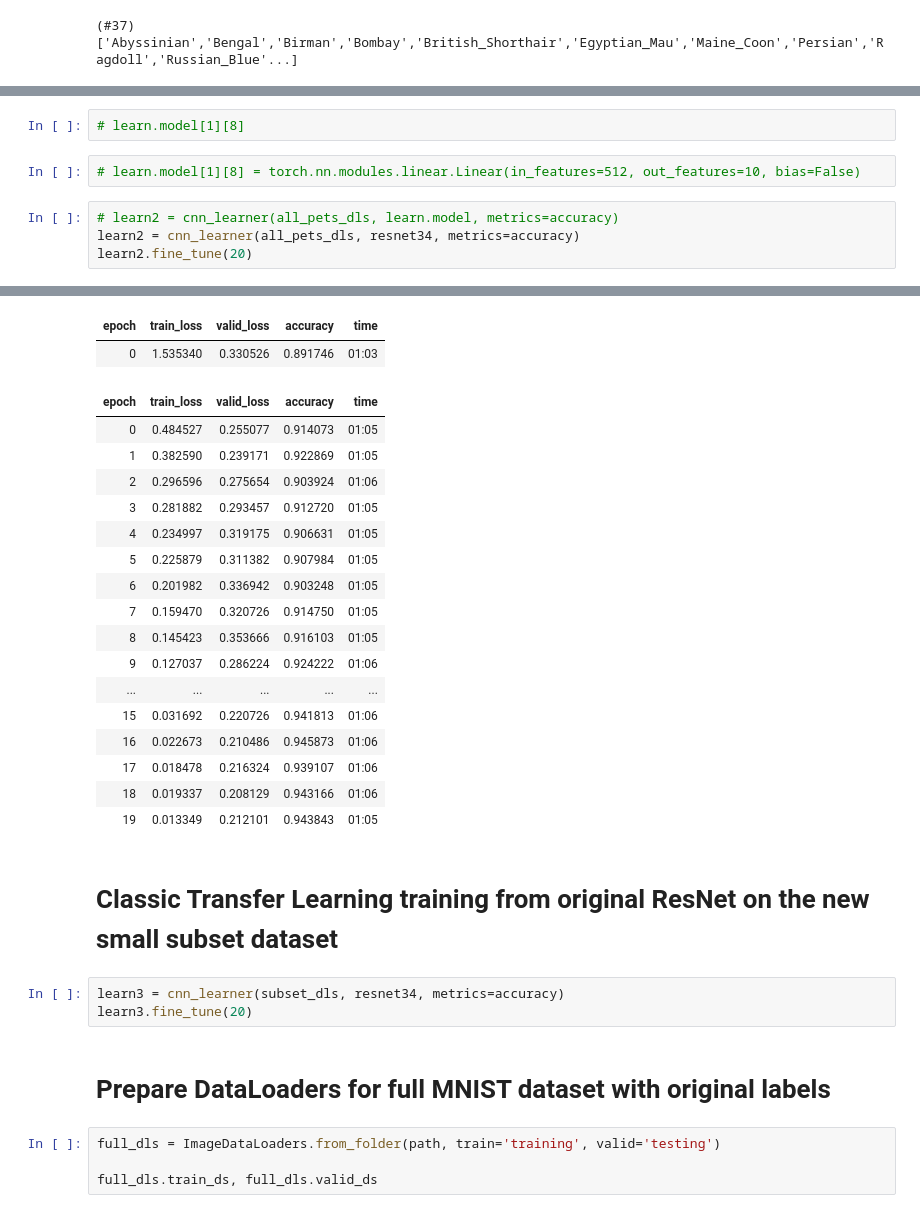
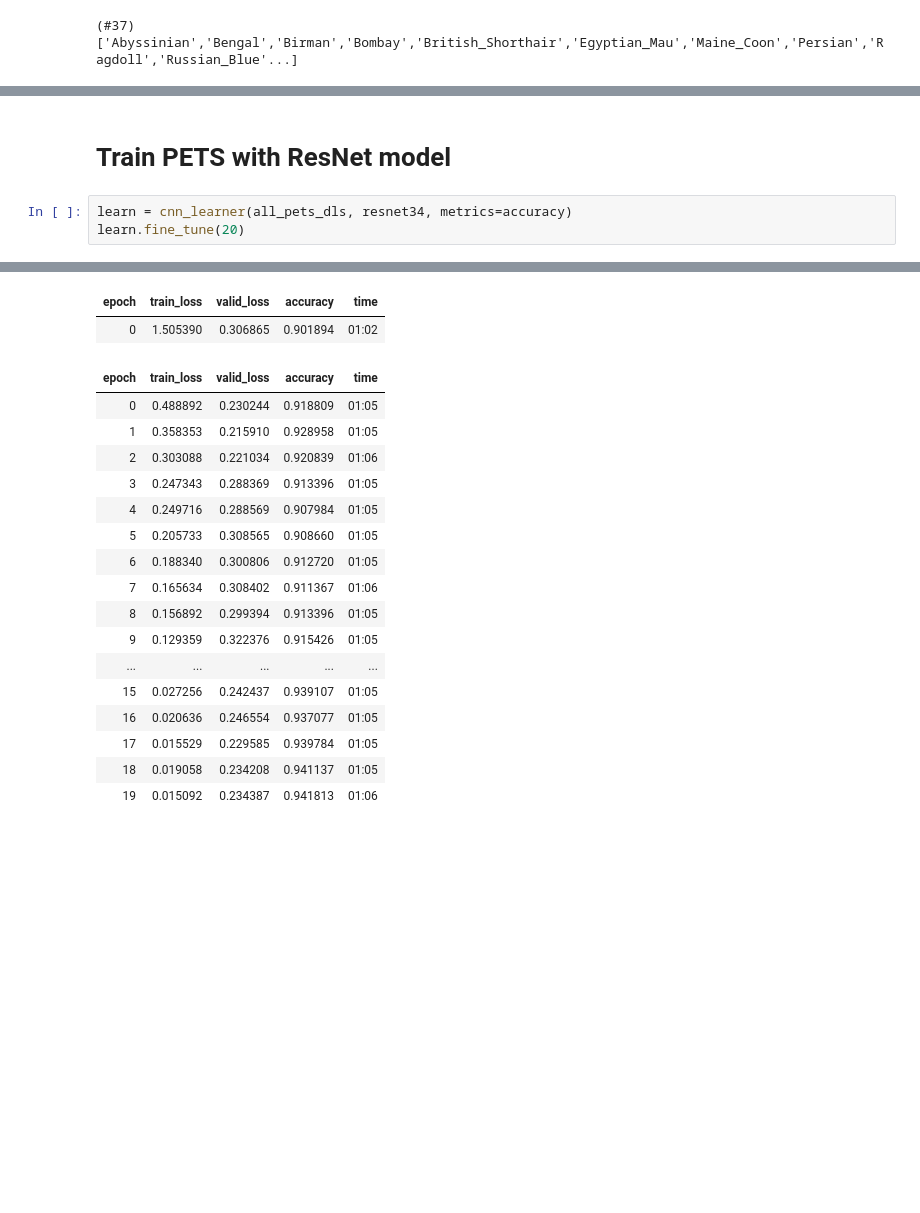
Before and after one commit to JacopoMangiavacchi/FastLabeling, a Jupyter notebook: pets_basics.ipynb, the cells around one changed output, grey strips where cells are left out. Drawn from its saved outputs; the diff is of its cells as text; blank space fills up the shorter version.

```diff
--- a/pets_basics.ipynb
+++ b/pets_basics.ipynb
@@ -93,9 +63,6 @@ all_pets_dls.vocab
-# %%
-# learn.model[1][8]
-# %%
-# learn.model[1][8] = torch.nn.modules.linear.Linear(in_features=512, out_features=10, bias=False)
+# %% [markdown]
+# Train PETS with ResNet model
 # %%
-# learn2 = cnn_learner(all_pets_dls, learn.model, metrics=accuracy)
-learn2 = cnn_learner(all_pets_dls, resnet34, metrics=accuracy)
-learn2.fine_tune(20)
+learn = cnn_learner(all_pets_dls, resnet34, metrics=accuracy)
+learn.fine_tune(20)
 # %% [output]
@@ -102,30 +70,19 @@ learn2.fine_tune(20)
 | epoch | train_loss | valid_loss | accuracy | time |
-| 0 | 1.535340 | 0.330526 | 0.891746 | 01:03 |
+| 0 | 1.505390 | 0.306865 | 0.901894 | 01:02 |
 | epoch | train_loss | valid_loss | accuracy | time |
-| 0 | 0.484527 | 0.255077 | 0.914073 | 01:05 |
-| 1 | 0.382590 | 0.239171 | 0.922869 | 01:05 |
-| 2 | 0.296596 | 0.275654 | 0.903924 | 01:06 |
-| 3 | 0.281882 | 0.293457 | 0.912720 | 01:05 |
-| 4 | 0.234997 | 0.319175 | 0.906631 | 01:05 |
-| 5 | 0.225879 | 0.311382 | 0.907984 | 01:05 |
-| 6 | 0.201982 | 0.336942 | 0.903248 | 01:05 |
-| 7 | 0.159470 | 0.320726 | 0.914750 | 01:05 |
-| 8 | 0.145423 | 0.353666 | 0.916103 | 01:05 |
-| 9 | 0.127037 | 0.286224 | 0.924222 | 01:06 |
+| 0 | 0.488892 | 0.230244 | 0.918809 | 01:05 |
+| 1 | 0.358353 | 0.215910 | 0.928958 | 01:05 |
+| 2 | 0.303088 | 0.221034 | 0.920839 | 01:06 |
+| 3 | 0.247343 | 0.288369 | 0.913396 | 01:05 |
+| 4 | 0.249716 | 0.288569 | 0.907984 | 01:05 |
+| 5 | 0.205733 | 0.308565 | 0.908660 | 01:05 |
+| 6 | 0.188340 | 0.300806 | 0.912720 | 01:05 |
+| 7 | 0.165634 | 0.308402 | 0.911367 | 01:06 |
+| 8 | 0.156892 | 0.299394 | 0.913396 | 01:05 |
+| 9 | 0.129359 | 0.322376 | 0.915426 | 01:05 |
 | ... | ... | ... | ... | ... |
-| 15 | 0.031692 | 0.220726 | 0.941813 | 01:06 |
-| 16 | 0.022673 | 0.210486 | 0.945873 | 01:06 |
-| 17 | 0.018478 | 0.216324 | 0.939107 | 01:06 |
-| 18 | 0.019337 | 0.208129 | 0.943166 | 01:06 |
-| 19 | 0.013349 | 0.212101 | 0.943843 | 01:05 |
+| 15 | 0.027256 | 0.242437 | 0.939107 | 01:05 |
+| 16 | 0.020636 | 0.246554 | 0.937077 | 01:05 |
+| 17 | 0.015529 | 0.229585 | 0.939784 | 01:05 |
+| 18 | 0.019058 | 0.234208 | 0.941137 | 01:05 |
+| 19 | 0.015092 | 0.234387 | 0.941813 | 01:06 |
-# %% [markdown]
-# Classic Transfer Learning training from original ResNet on the new small subset dataset
-# %%
-learn3 = cnn_learner(subset_dls, resnet34, metrics=accuracy)
-learn3.fine_tune(20)
-# %% [markdown]
-# Prepare DataLoaders for full MNIST dataset with original labels
-# %%
-full_dls = ImageDataLoaders.from_folder(path, train='training', valid='testing')
-
-full_dls.train_ds, full_dls.valid_ds
```
Also changed, not shown: parts of 13 cells of this notebook.
